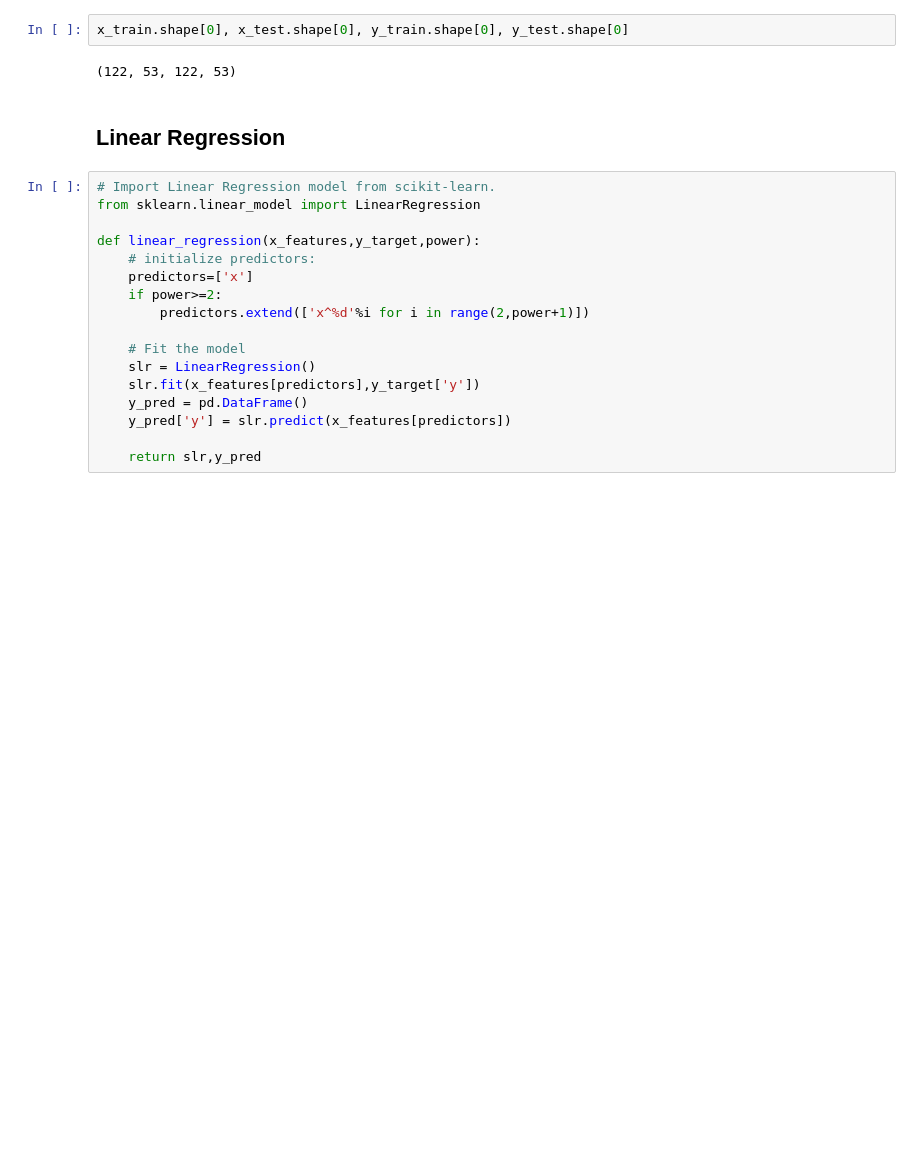
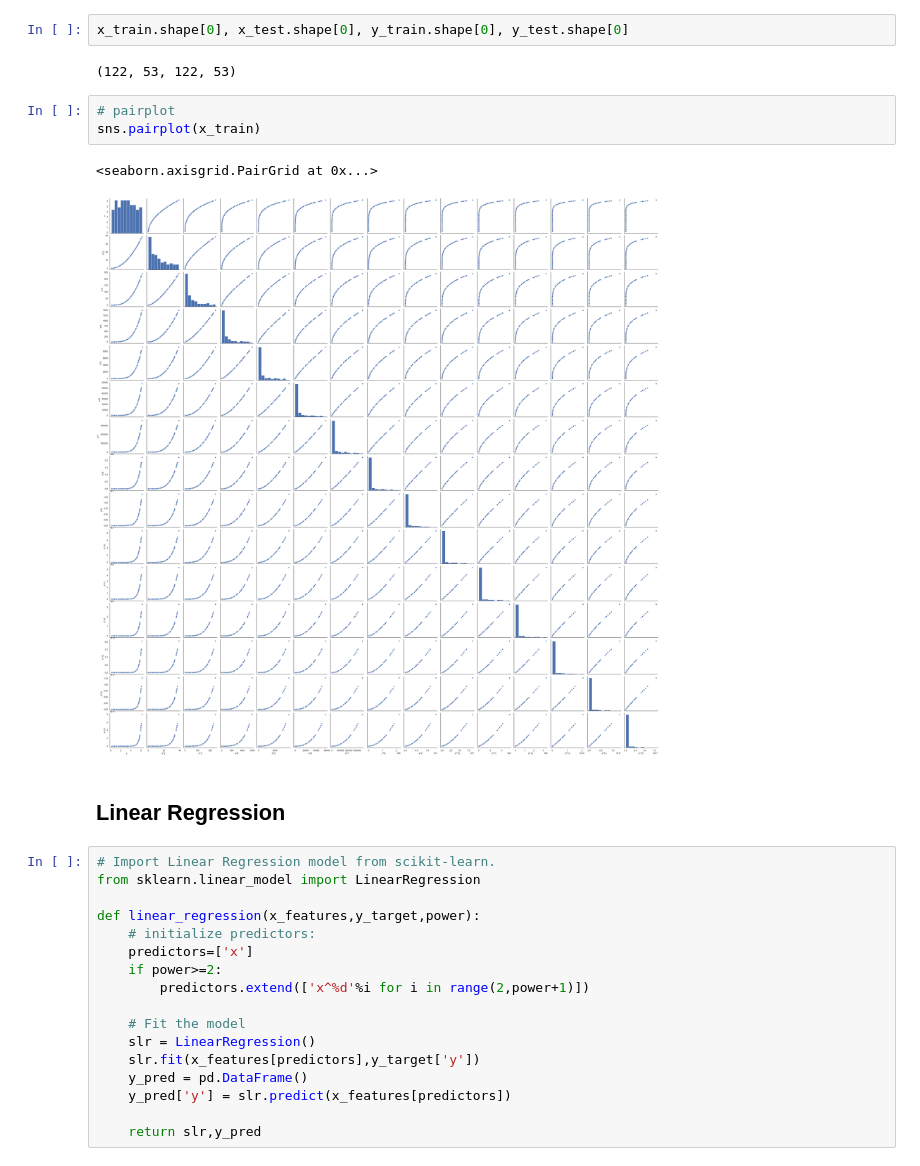
Before and after one commit to elsayedrashed/machine-learning-app, a Jupyter notebook: suppervised-learning/regression-algorithms/ridge-lasso-regression/ridge-lasso-regression-scikit-learn.ipynb, the cells around one changed output. Cells and saved outputs as stored; diff of their text form; blank space fills up the shorter version.

```diff
--- a/suppervised-learning/regression-algorithms/ridge-lasso-regression/ridge-lasso-regression-scikit-learn.ipynb
+++ b/suppervised-learning/regression-algorithms/ridge-lasso-regression/ridge-lasso-regression-scikit-learn.ipynb
@@ -96,6 +96,12 @@ y_test.reset_index(drop=True, inplace=True)
 x_train.shape[0], x_test.shape[0], y_train.shape[0], y_test.shape[0]
 # %% [output]
 (122, 53, 122, 53)
+# %%
+# pairplot
+sns.pairplot(x_train)
+# %% [output]
+<seaborn.axisgrid.PairGrid at 0x...>
+[figure, added]
 # %% [markdown]
 ## Linear Regression
 # %%
```
Also changed, not shown: parts of 22 cells of this notebook.
